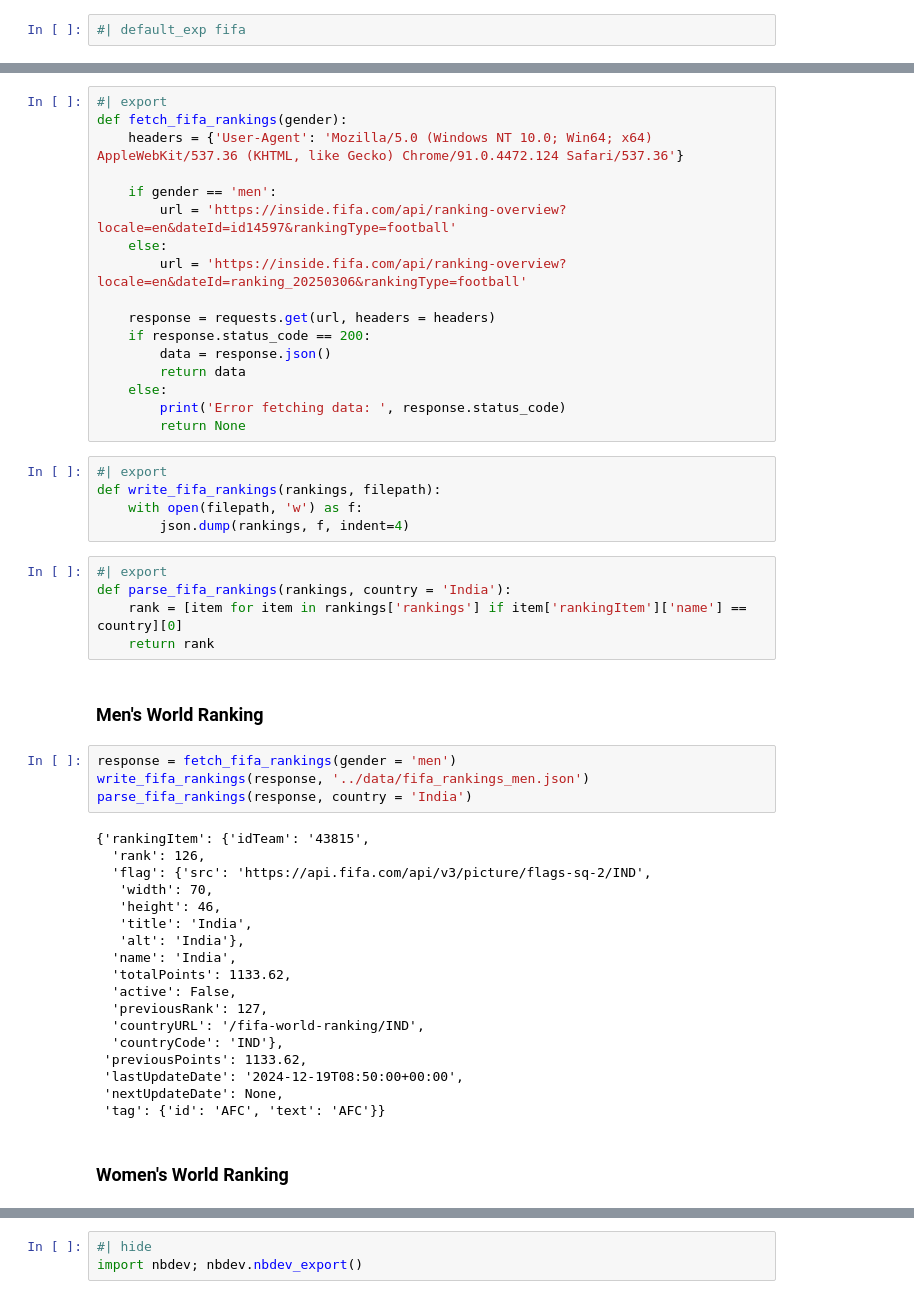
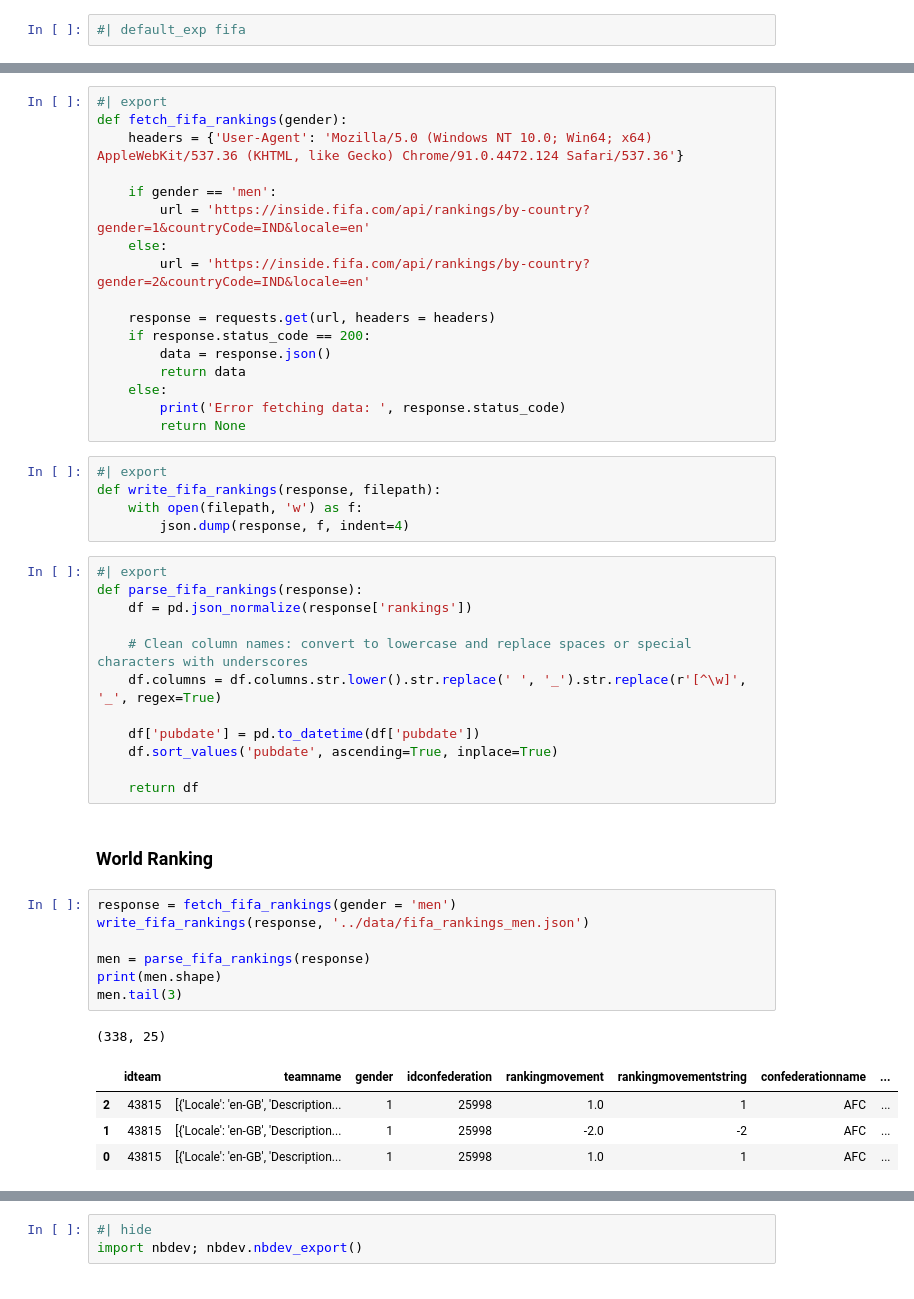
Before and after one commit to bkowshik/aasha, a Jupyter notebook: nbs/01_fifa.ipynb, the cells around one changed output, grey strips where cells are left out. Drawn from its saved outputs; the diff is of its cells as text.

```diff
--- a/nbs/01_fifa.ipynb
+++ b/nbs/01_fifa.ipynb
@@ -16,9 +28,9 @@ def fetch_fifa_rankings(gender):
     headers = {'User-Agent': 'Mozilla/5.0 (Windows NT 10.0; Win64; x64) AppleWebKit/537.36 (KHTML, like Gecko) Chrome/91.0.4472.124 Safari/537.36'}
 
     if gender == 'men':
-        url = 'https://inside.fifa.com/api/ranking-overview?locale=en&dateId=id14597&rankingType=football'
+        url = 'https://inside.fifa.com/api/rankings/by-country?gender=1&countryCode=IND&locale=en'
     else:
-        url = 'https://inside.fifa.com/api/ranking-overview?locale=en&dateId=ranking_20250306&rankingType=football'
+        url = 'https://inside.fifa.com/api/rankings/by-country?gender=2&countryCode=IND&locale=en'
 
     response = requests.get(url, headers = headers)
     if response.status_code == 200:
@@ -29,40 +41,36 @@ def fetch_fifa_rankings(gender):
         return None
 # %%
 #| export
-def write_fifa_rankings(rankings, filepath):
+def write_fifa_rankings(response, filepath):
     with open(filepath, 'w') as f:
-        json.dump(rankings, f, indent=4)
+        json.dump(response, f, indent=4)
-# %%
-#| export
-def parse_fifa_rankings(rankings, country = 'India'):
-    rank = [item for item in rankings['rankings'] if item['rankingItem']['name'] == country][0]
-    return rank
+# %%
+#| export
+def parse_fifa_rankings(response):
+    df = pd.json_normalize(response['rankings'])
+
+    # Clean column names: convert to lowercase and replace spaces or special characters with underscores
+    df.columns = df.columns.str.lower().str.replace(' ', '_').str.replace(r'[^\w]', '_', regex=True)
+
+    df['pubdate'] = pd.to_datetime(df['pubdate'])
+    df.sort_values('pubdate', ascending=True, inplace=True)
+
+    return df
 # %% [markdown]
-### Men's World Ranking
+### World Ranking
 # %%
 response = fetch_fifa_rankings(gender = 'men')
 write_fifa_rankings(response, '../data/fifa_rankings_men.json')
-parse_fifa_rankings(response, country = 'India')
+
+men = parse_fifa_rankings(response)
+print(men.shape)
+men.tail(3)
 # %% [output]
-{'rankingItem': {'idTeam': '43815',
-  'rank': 126,
-  'flag': {'src': 'https://api.fifa.com/api/v3/picture/flags-sq-2/IND',
-   'width': 70,
-   'height': 46,
-   'title': 'India',
-   'alt': 'India'},
-  'name': 'India',
-  'totalPoints': 1133.62,
-  'active': False,
-  'previousRank': 127,
-  'countryURL': '/fifa-world-ranking/IND',
-  'countryCode': 'IND'},
- 'previousPoints': 1133.62,
- 'lastUpdateDate': '2024-12-19T08:50:00+00:00',
- 'nextUpdateDate': None,
- 'tag': {'id': 'AFC', 'text': 'AFC'}}
+(338, 25)
+|  | idteam | teamname | gender | idconfederation | rankingmovement | rankingmovementstring | confederationname | ... |
+| 2 | 43815 | [{'Locale': 'en-GB', 'Description... | 1 | 25998 | 1.0 | 1 | AFC | ... |
+| 1 | 43815 | [{'Locale': 'en-GB', 'Description... | 1 | 25998 | -2.0 | -2 | AFC | ... |
+| 0 | 43815 | [{'Locale': 'en-GB', 'Description... | 1 | 25998 | 1.0 | 1 | AFC | ... |
-# %% [markdown]
-### Women's World Ranking
 # %%
 response = fetch_fifa_rankings(gender = 'women')
 write_fifa_rankings(response, '../data/fifa_rankings_women.json')
```
Also changed, not shown: parts of 6 cells of this notebook, 6 other files.
